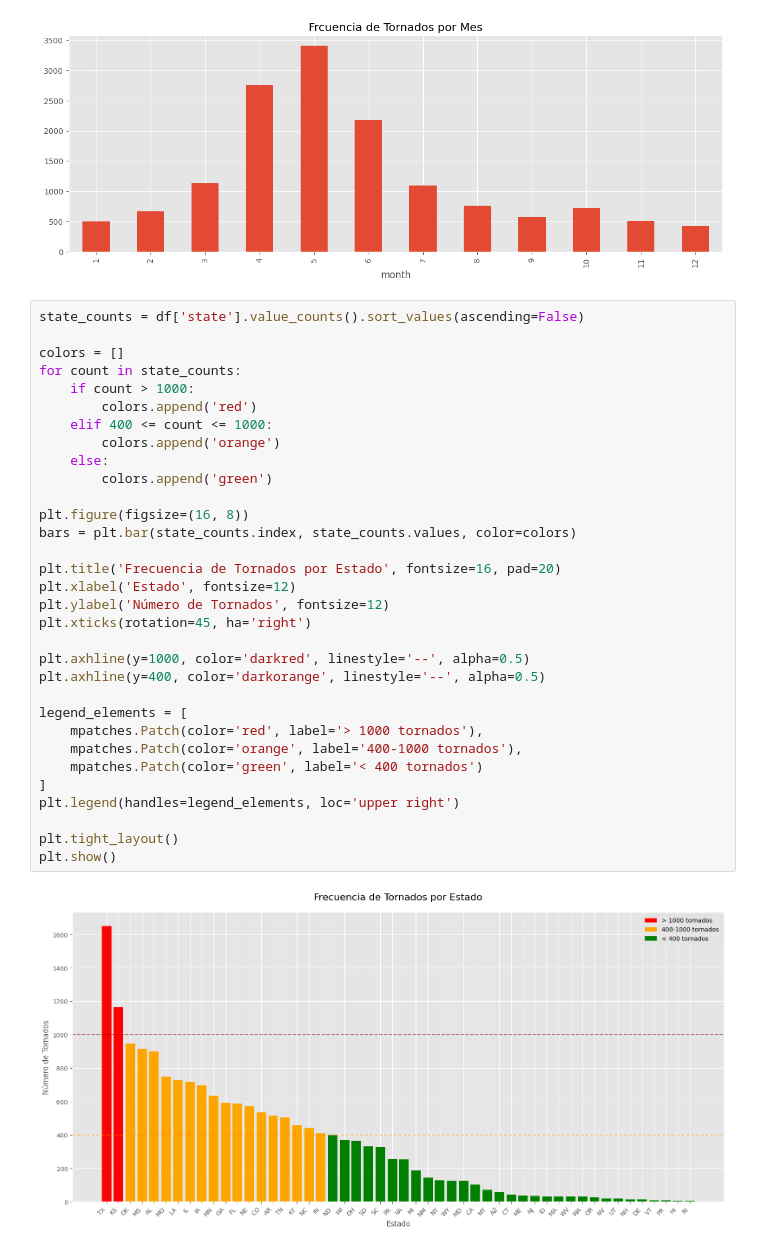
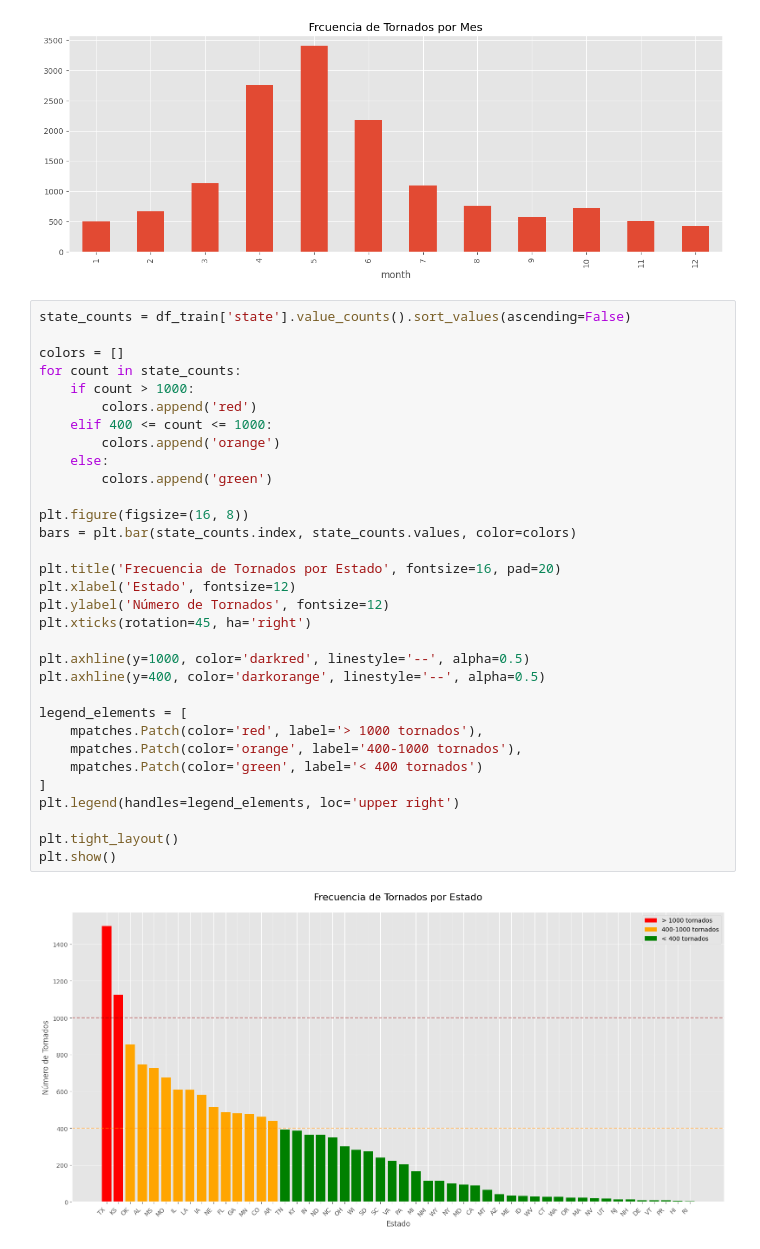
Before and after one commit to lab2077/4geeks_final_project, a Jupyter notebook: src/tornadoes_predictor.ipynb, the cells around one changed output. Cells and saved outputs as stored; diff of their text form.

```diff
--- a/src/tornadoes_predictor.ipynb
+++ b/src/tornadoes_predictor.ipynb
@@ -356,37 +348,37 @@ df_train['month'].value_counts().sort_index().plot(kind='bar', figsize=(15, 5))
 <Axes: title={'center': 'Frcuencia de Tornados por Mes'}, xlabel='month'>
 [figure]
 # %%
-state_counts = df['state'].value_counts().sort_values(ascending=False)
+state_counts = df_train['state'].value_counts().sort_values(ascending=False)
 
 colors = []
 for count in state_counts:
     if count > 1000:
         colors.append('red')
     elif 400 <= count <= 1000:
         colors.append('orange')
     else:
         colors.append('green')
 
 plt.figure(figsize=(16, 8))
 bars = plt.bar(state_counts.index, state_counts.values, color=colors)
 
 plt.title('Frecuencia de Tornados por Estado', fontsize=16, pad=20)
 plt.xlabel('Estado', fontsize=12)
 plt.ylabel('Número de Tornados', fontsize=12)
 plt.xticks(rotation=45, ha='right')
 
 plt.axhline(y=1000, color='darkred', linestyle='--', alpha=0.5)
 plt.axhline(y=400, color='darkorange', linestyle='--', alpha=0.5)
 
 legend_elements = [
     mpatches.Patch(color='red', label='> 1000 tornados'),
     mpatches.Patch(color='orange', label='400-1000 tornados'),
     mpatches.Patch(color='green', label='< 400 tornados')
 ]
 plt.legend(handles=legend_elements, loc='upper right')
 
 plt.tight_layout()
 plt.show()
 # %% [output]
-[figure, old version]
+[figure, new version]
 # %%
```
Also changed, not shown: parts of 14 cells of this notebook.
